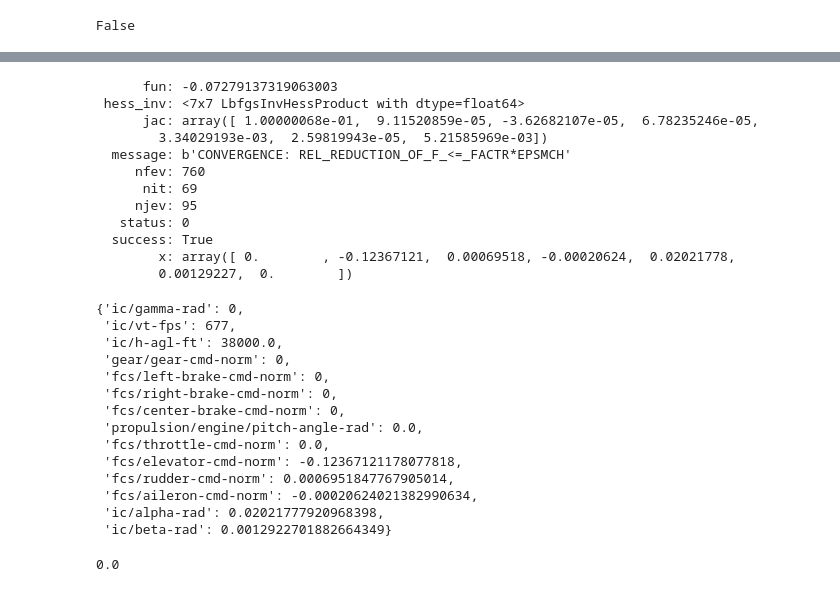
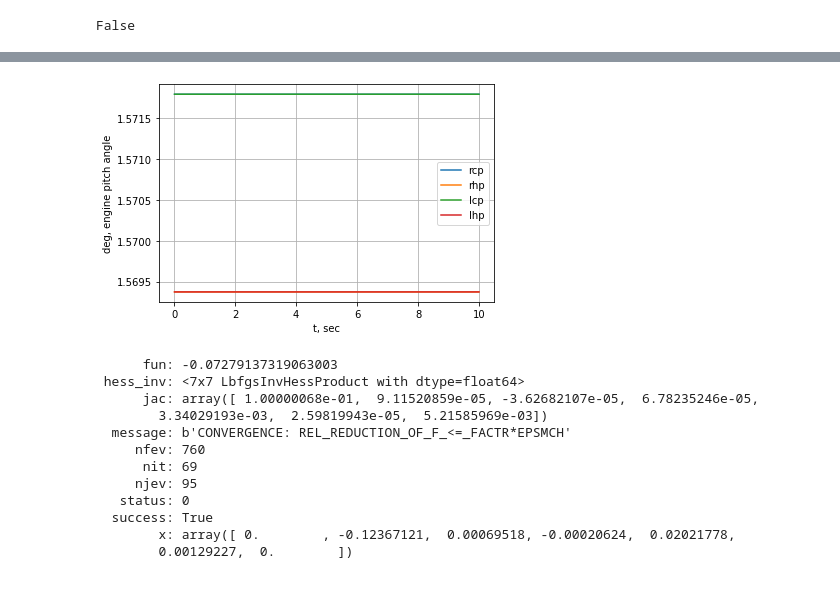
Before and after one commit to smallpondtom/aae451-notebook, a Jupyter notebook: 6-Simulation/Trim.ipynb, the cells around one changed output, grey strips where cells are left out. Cells and saved outputs as stored; diff of their text form; code cells hidden in the pictures.

```diff
--- a/6-Simulation/Trim.ipynb
+++ b/6-Simulation/Trim.ipynb
@@ -172,3 +208,15 @@ log_hover = simulate(
+# %%
+plt.subplot()
+log_hover['propulsion/engine/pitch-angle-rad'].plot()
+log_hover['propulsion/engine[1]/pitch-angle-rad'].plot()
+log_hover['propulsion/engine[2]/pitch-angle-rad'].plot()
+log_hover['propulsion/engine[3]/pitch-angle-rad'].plot()
+plt.grid(True)
+plt.legend(['rcp', 'rhp', 'lcp', 'lhp'])
+plt.ylabel('deg, engine pitch angle')
+plt.show()
+# %% [output]
+[figure, added]
 # %%
 def cost_cruise(fdm):
     # modify cost to also penalize throttle
@@ -187,7 +235,7 @@ def cost_cruise(fdm):
     rdot = fdm['accelerations/rdot-rad_sec2']
     return udot**2 + vdot**2 + wdot**2 + pdot**2 + qdot**2 + rdot**2 - 1e-3*(lift/drag)**2 + 1e-3*(theta < 0) + 1e-1*throttle + 2e-1*delta**2
 
-op_cruise, fdm = trim(
+op_cruise, fdm, res = trim(
     aircraft='F-35B-2',
     ic={
         'ic/gamma-rad': 0,
@@ -215,6 +263,12 @@ op_cruise, fdm = trim(
     tol=1e-12,
 )
 op_cruise
+
+data2 = dict()
+data2['res'] = res
+data2['op_cruise'] = op_cruise
+
+all_data['cruiseTrim'] = data2
 # %% [output]
       fun: -0.07279137319063003
  hess_inv: <7x7 LbfgsInvHessProduct with dtype=float64>
@@ -228,27 +282,9 @@ op_cruise
   success: True
         x: array([ 0.        , -0.12367121,  0.00069518, -0.00020624,  0.02021778,
         0.00129227,  0.        ])
-{'ic/gamma-rad': 0,
- 'ic/vt-fps': 677,
- 'ic/h-agl-ft': 38000.0,
- 'gear/gear-cmd-norm': 0,
- 'fcs/left-brake-cmd-norm': 0,
- 'fcs/right-brake-cmd-norm': 0,
- 'fcs/center-brake-cmd-norm': 0,
- 'propulsion/engine/pitch-angle-rad': 0.0,
- 'fcs/throttle-cmd-norm': 0.0,
- 'fcs/elevator-cmd-norm': -0.12367121178077818,
- 'fcs/rudder-cmd-norm': 0.0006951847767905014,
- 'fcs/aileron-cmd-norm': -0.00020624021382990634,
- 'ic/alpha-rad': 0.02021777920968398,
- 'ic/beta-rad': 0.0012922701882664349}
 # %%
 log_cruise = simulate(
     aircraft='F-35B-2',
     op_0=op_cruise,
     tf=10,
     realtime=True)
-# %%
-fdm['propulsion']
-# %% [output]
-0.0
```
Also changed, not shown: parts of 21 cells of this notebook, 2 other files.
